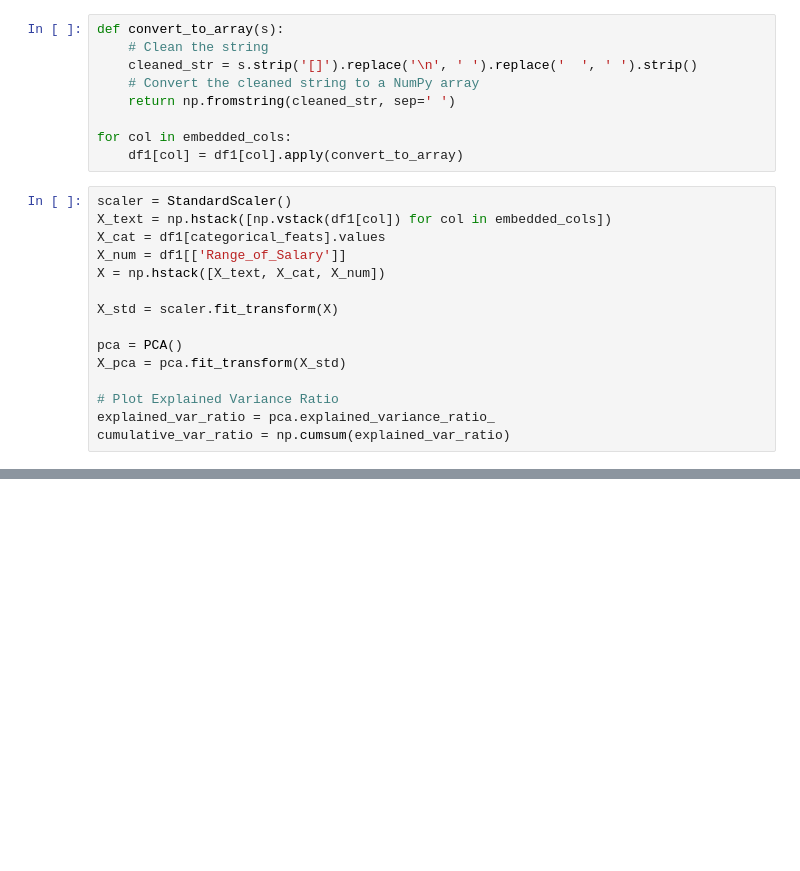
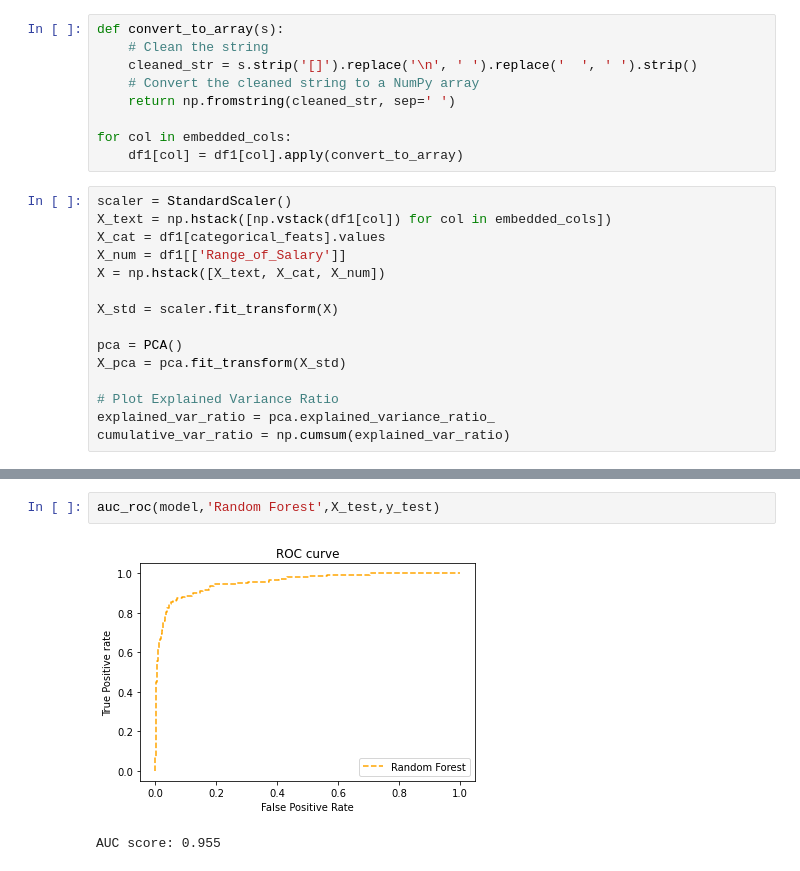
Before and after one commit to cheryltan17/DSA4263-Project, a Jupyter notebook: Models/Models.ipynb, the cells around one changed output, grey strips where cells are left out. Saved outputs shown, nothing was run; the diff lists cells and outputs as text; blank space fills up the shorter version.

```diff
--- a/Models/Models.ipynb
+++ b/Models/Models.ipynb
@@ -149,0 +174,5 @@ AUC score: 0.962
+# %%
+auc_roc(model,'Random Forest',X_test,y_test)
+# %% [output]
+[figure, added]
+AUC score: 0.955
```
Also changed, not shown: parts of 14 cells of this notebook.
